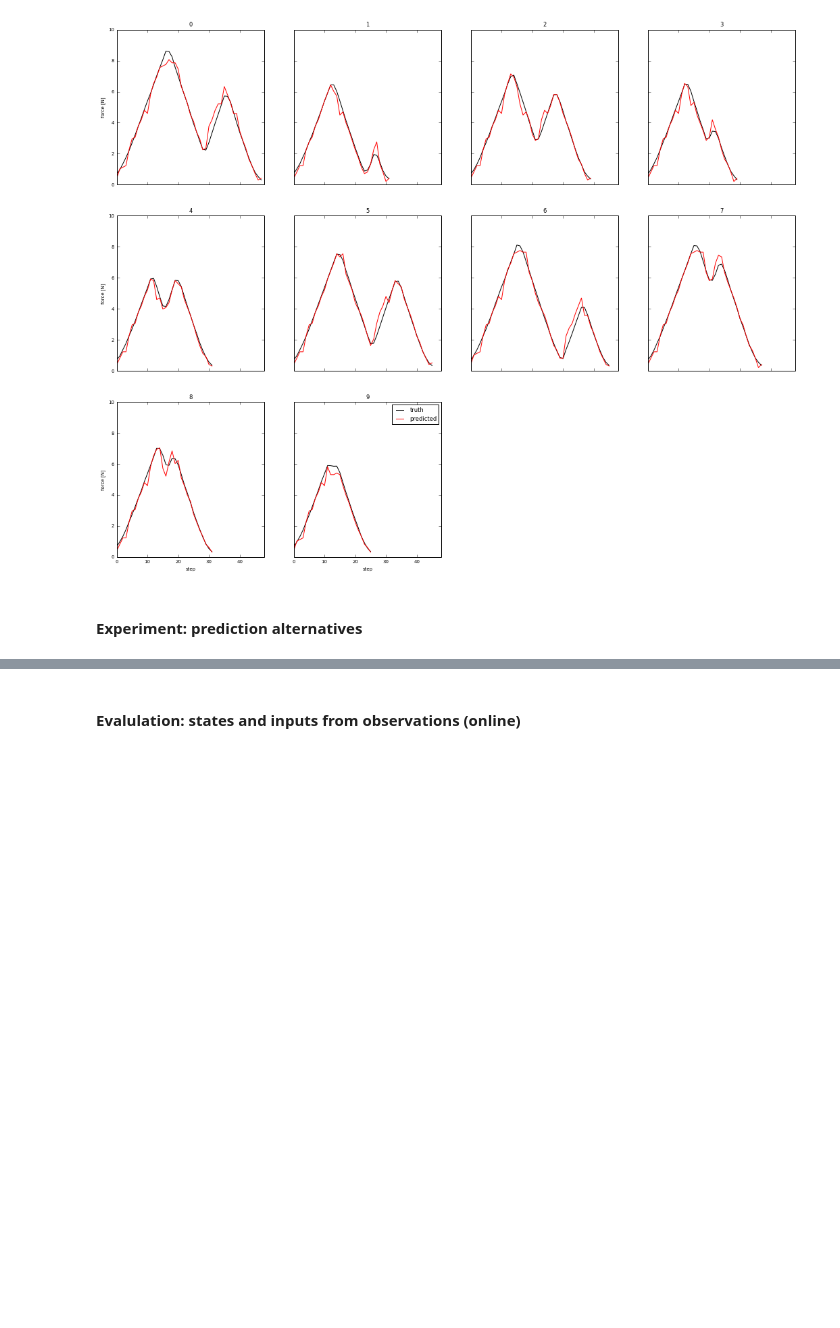
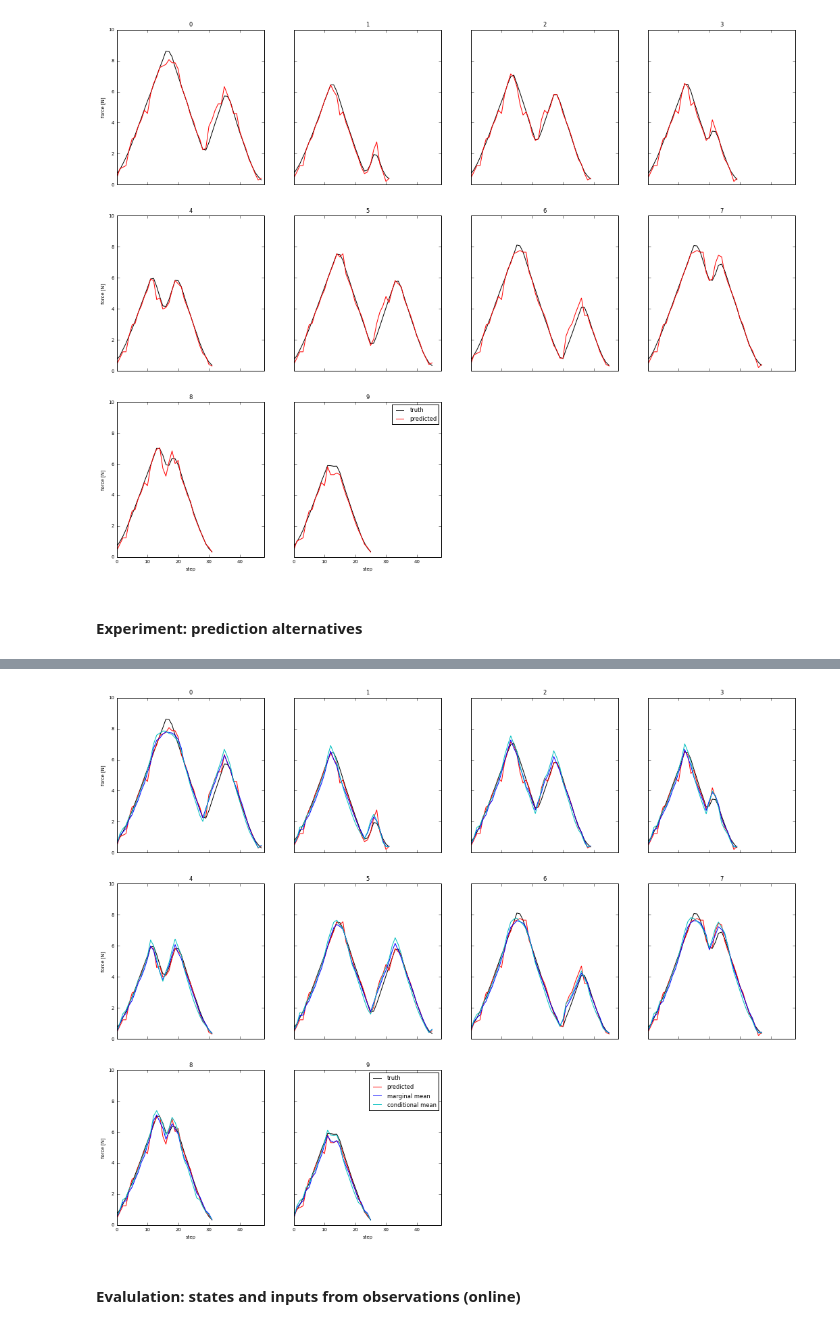
Before and after one commit to surban/ml, a Jupyter notebook: notebooks/Skin-ControlObservationChain-Factorgraph-Paper-Fast.ipynb, the cells around one changed output, grey strips where cells are left out. Saved outputs shown, nothing was run; the diff lists cells and outputs as text; code cells hidden in the pictures; blank space fills up the shorter version.

```diff
--- a/notebooks/Skin-ControlObservationChain-Factorgraph-Paper-Fast.ipynb
+++ b/notebooks/Skin-ControlObservationChain-Factorgraph-Paper-Fast.ipynb
@@ -426,3 +489,13 @@ plt.ylabel("force")
+# %%
+n_plot_smpls = 42
+figsize(18,14)
+ml.apps.skin.timeseries.max_force = 10
+plot_mc(valid, force, color='k', label='truth', ylabel="force [N]", ymax=10)
+plot_mc(valid, p_force, color='r', label='predicted')
+plot_mc(valid, p_force_marginal_mean , color='b', label='marginal mean')
+plot_mc(valid, p_force_conditional_mean, color='c', label='conditional mean')
+# %% [output]
+[figure, added]
 # %% [markdown]
 #### Evalulation: states and inputs from observations (online)
 # %%
```
Also changed, not shown: parts of 9 cells of this notebook, 3 other files.
